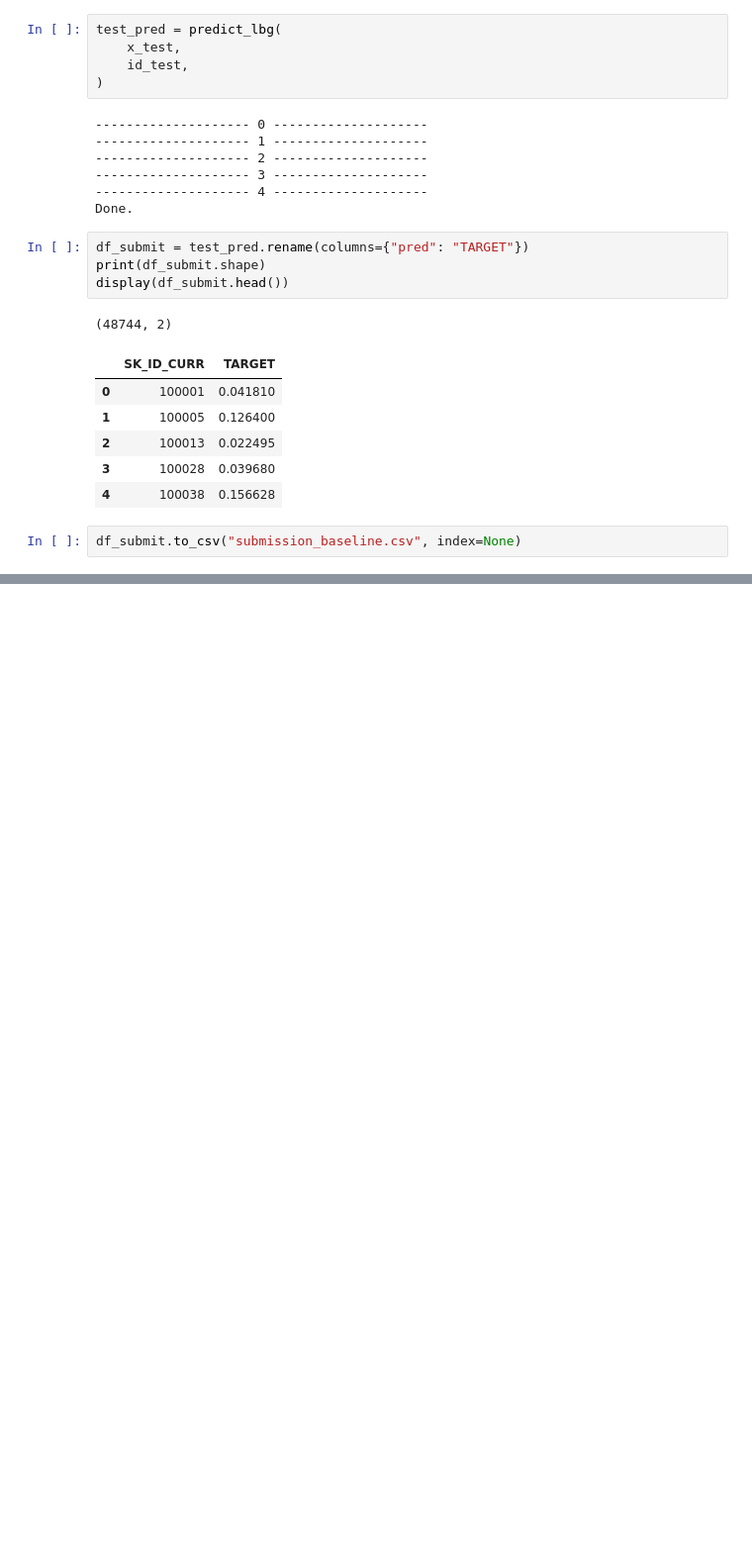
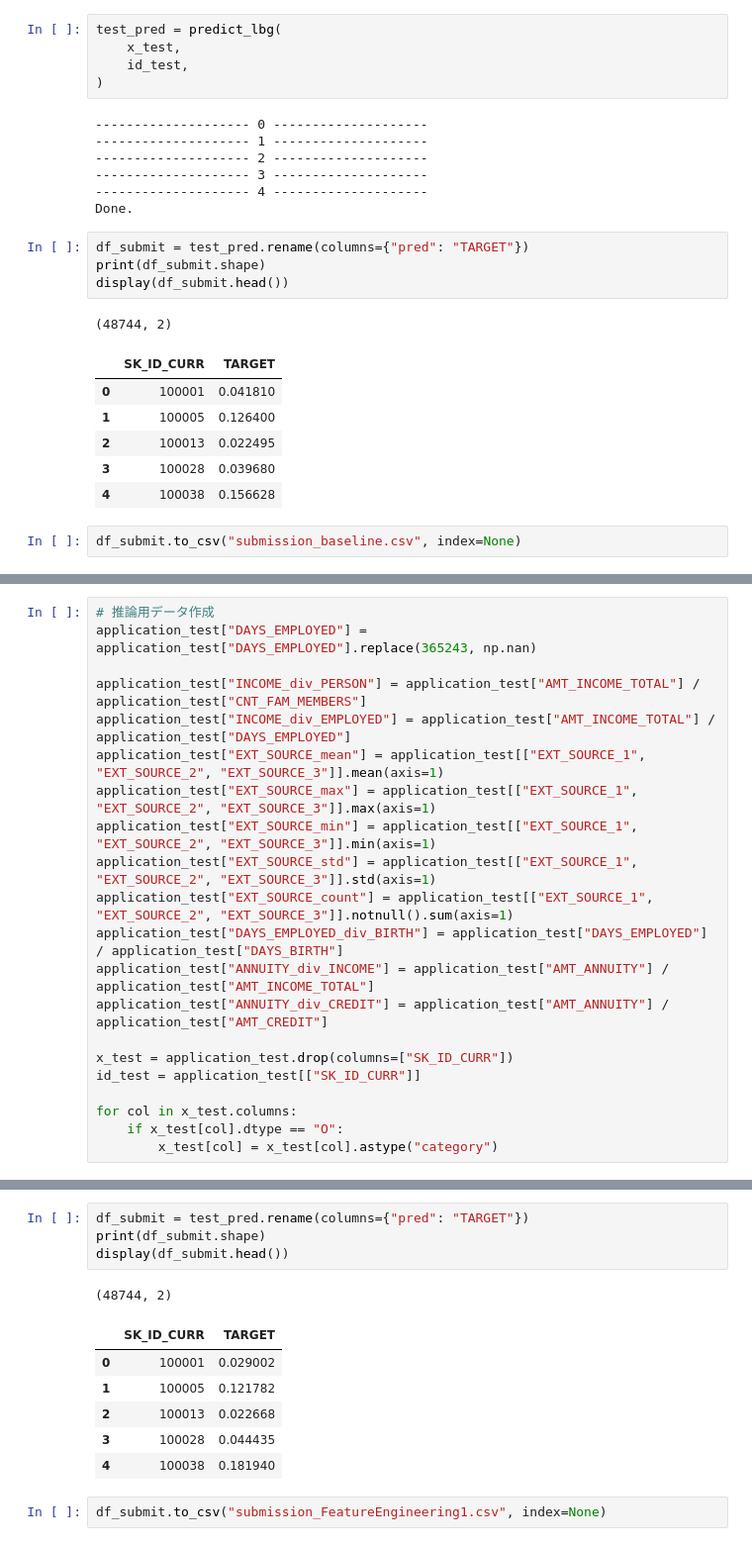
Before and after one commit to YasudaKaito/kaggle_book_morohashi, a Jupyter notebook: kaggle-book-morohashi-07-home-credit-default-risk.ipynb, the cells around one changed output, grey strips where cells are left out. Shown at 99% size. Cells and saved outputs as stored; diff of their text form; blank space fills up the shorter version.

```diff
--- a/kaggle-book-morohashi-07-home-credit-default-risk.ipynb
+++ b/kaggle-book-morohashi-07-home-credit-default-risk.ipynb
@@ -427,0 +548,21 @@ df_submit.to_csv("submission_baseline.csv", index=None)
+# %%
+# 推論用データ作成
+application_test["DAYS_EMPLOYED"] = application_test["DAYS_EMPLOYED"].replace(365243, np.nan)
+
+application_test["INCOME_div_PERSON"] = application_test["AMT_INCOME_TOTAL"] / application_test["CNT_FAM_MEMBERS"]
+application_test["INCOME_div_EMPLOYED"] = application_test["AMT_INCOME_TOTAL"] / application_test["DAYS_EMPLOYED"]
+application_test["EXT_SOURCE_mean"] = application_test[["EXT_SOURCE_1", "EXT_SOURCE_2", "EXT_SOURCE_3"]].mean(axis=1)
+application_test["EXT_SOURCE_max"] = application_test[["EXT_SOURCE_1", "EXT_SOURCE_2", "EXT_SOURCE_3"]].max(axis=1)
+application_test["EXT_SOURCE_min"] = application_test[["EXT_SOURCE_1", "EXT_SOURCE_2", "EXT_SOURCE_3"]].min(axis=1)
+application_test["EXT_SOURCE_std"] = application_test[["EXT_SOURCE_1", "EXT_SOURCE_2", "EXT_SOURCE_3"]].std(axis=1)
+application_test["EXT_SOURCE_count"] = application_test[["EXT_SOURCE_1", "EXT_SOURCE_2", "EXT_SOURCE_3"]].notnull().sum(axis=1)
+application_test["DAYS_EMPLOYED_div_BIRTH"] = application_test["DAYS_EMPLOYED"] / application_test["DAYS_BIRTH"]
+application_test["ANNUITY_div_INCOME"] = application_test["AMT_ANNUITY"] / application_test["AMT_INCOME_TOTAL"]
+application_test["ANNUITY_div_CREDIT"] = application_test["AMT_ANNUITY"] / application_test["AMT_CREDIT"]
+
+x_test = application_test.drop(columns=["SK_ID_CURR"])
+id_test = application_test[["SK_ID_CURR"]]
+
+for col in x_test.columns:
+    if x_test[col].dtype == "O":
+        x_test[col] = x_test[col].astype("category")
@@ -427,0 +581,14 @@ df_submit.to_csv("submission_baseline.csv", index=None)
+# %%
+df_submit = test_pred.rename(columns={"pred": "TARGET"})
+print(df_submit.shape)
+display(df_submit.head())
+# %% [output]
+(48744, 2)
+|  | SK_ID_CURR | TARGET |
+| 0 | 100001 | 0.029002 |
+| 1 | 100005 | 0.121782 |
+| 2 | 100013 | 0.022668 |
+| 3 | 100028 | 0.044435 |
+| 4 | 100038 | 0.181940 |
+# %%
+df_submit.to_csv("submission_FeatureEngineering1.csv", index=None)
```
Also changed, not shown: parts of 16 cells of this notebook.
